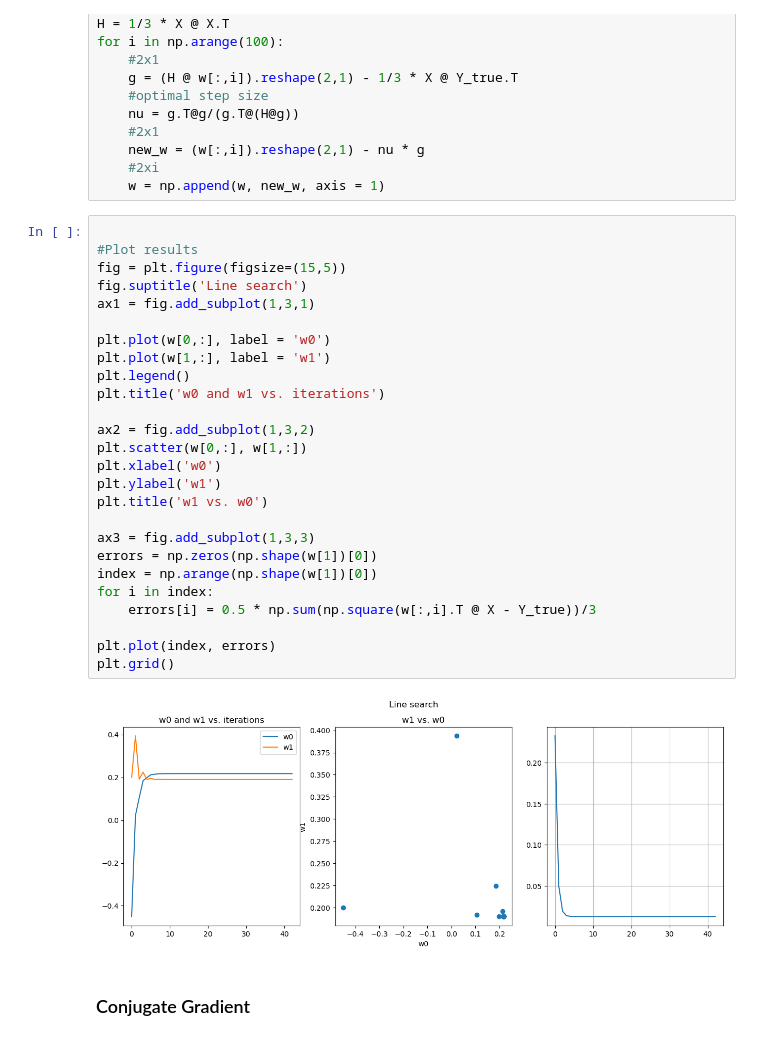
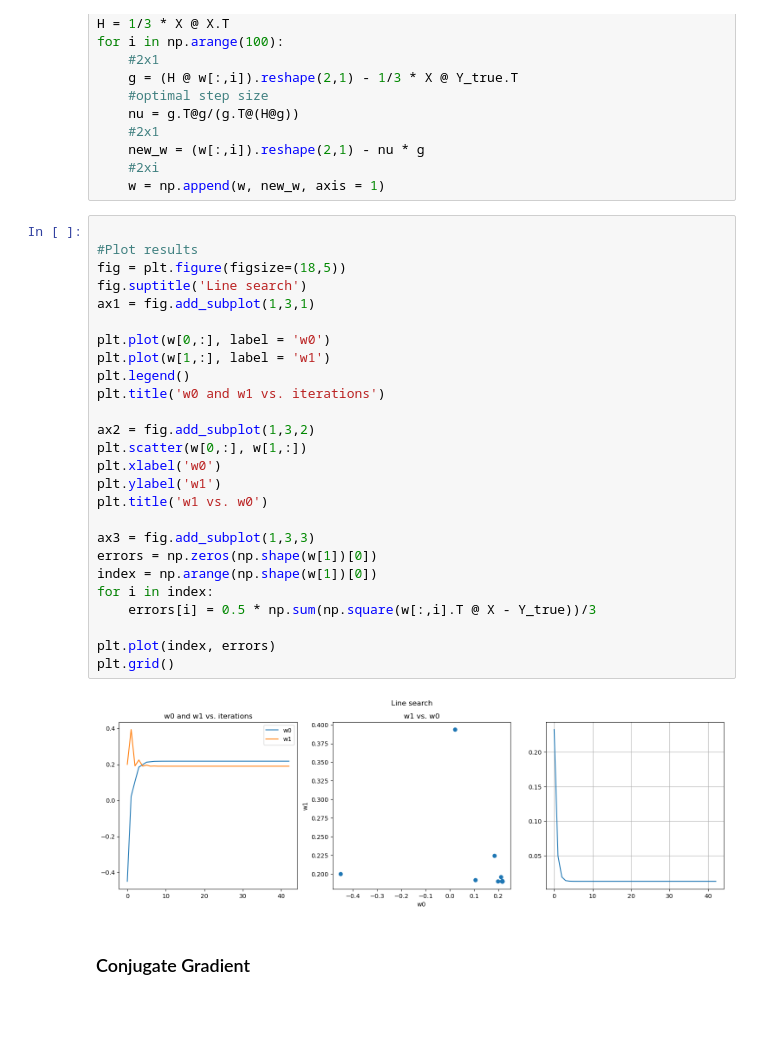
Before and after one commit to Javiermateor/Machine-Intelligence-I, a Jupyter notebook: Exercises/Exercise_04.ipynb, the cells around one changed output. Cells and saved outputs as stored; diff of their text form; blank space fills up the shorter version.

```diff
--- a/Exercises/Exercise_04.ipynb
+++ b/Exercises/Exercise_04.ipynb
@@ -96,31 +96,31 @@ for i in np.arange(100):
 # %%
 
 #Plot results
-fig = plt.figure(figsize=(15,5))
+fig = plt.figure(figsize=(18,5))
 fig.suptitle('Line search')
 ax1 = fig.add_subplot(1,3,1)
 
 plt.plot(w[0,:], label = 'w0')
 plt.plot(w[1,:], label = 'w1')
 plt.legend()
 plt.title('w0 and w1 vs. iterations')
 
 ax2 = fig.add_subplot(1,3,2)
 plt.scatter(w[0,:], w[1,:])
 plt.xlabel('w0')
 plt.ylabel('w1')
 plt.title('w1 vs. w0')
 
 ax3 = fig.add_subplot(1,3,3)
 errors = np.zeros(np.shape(w[1])[0])
 index = np.arange(np.shape(w[1])[0])
 for i in index:
     errors[i] = 0.5 * np.sum(np.square(w[:,i].T @ X - Y_true))/3
 
 plt.plot(index, errors)
 plt.grid()
 # %% [output]
-[figure, old version]
+[figure, new version]
 # %% [markdown]
 ### Conjugate Gradient
 # %%
```
Also changed, not shown: parts of 1 cell of this notebook.
